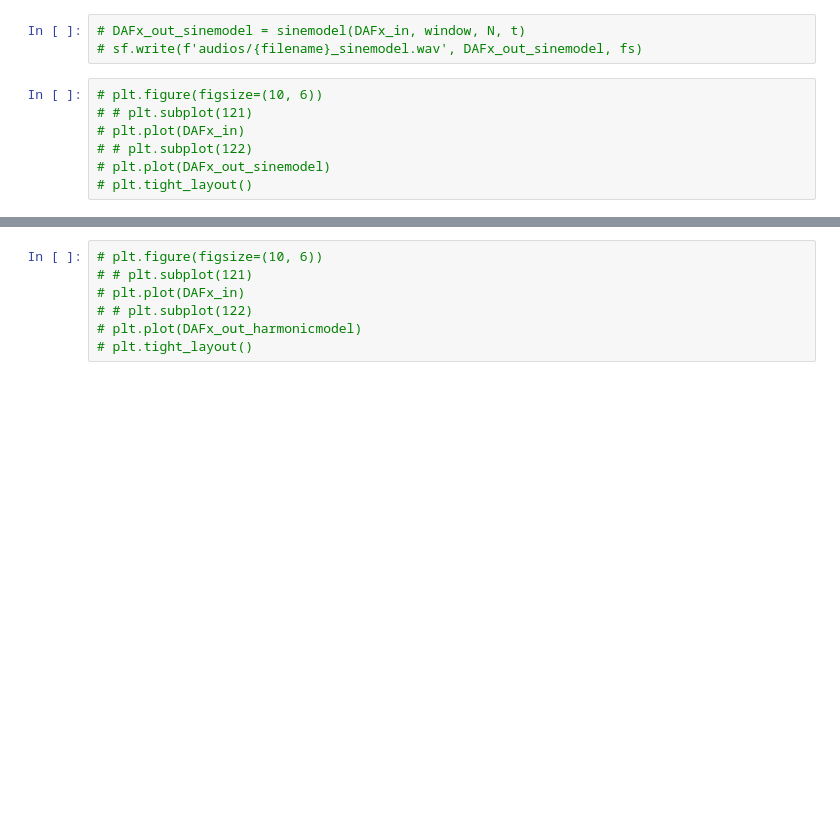
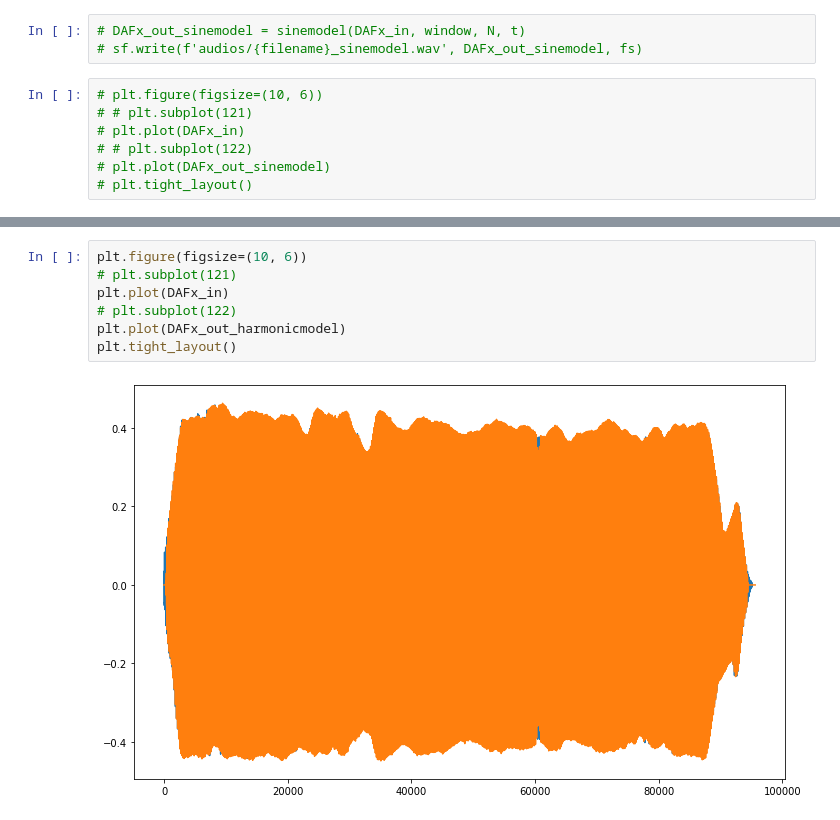
Before and after one commit to gbfelgas/coe780-topics-in-audio-signal-processing, a Jupyter notebook: chap10/testing.ipynb, the cells around one changed output, grey strips where cells are left out. Drawn from its saved outputs; the diff is of its cells as text; blank space fills up the shorter version.

```diff
--- a/chap10/testing.ipynb
+++ b/chap10/testing.ipynb
@@ -42,7 +42,9 @@ Yh: [ 0.00000000e+00+0.00000000e+00j  0.00000000e+00+0.00000000e+00j
 # %%
-# plt.figure(figsize=(10, 6))
-# # plt.subplot(121)
-# plt.plot(DAFx_in)
-# # plt.subplot(122)
-# plt.plot(DAFx_out_harmonicmodel)
-# plt.tight_layout()
+plt.figure(figsize=(10, 6))
+# plt.subplot(121)
+plt.plot(DAFx_in)
+# plt.subplot(122)
+plt.plot(DAFx_out_harmonicmodel)
+plt.tight_layout()
+# %% [output]
+[figure, added]
```
Also changed, not shown: parts of 6 cells of this notebook, 1 other file.
